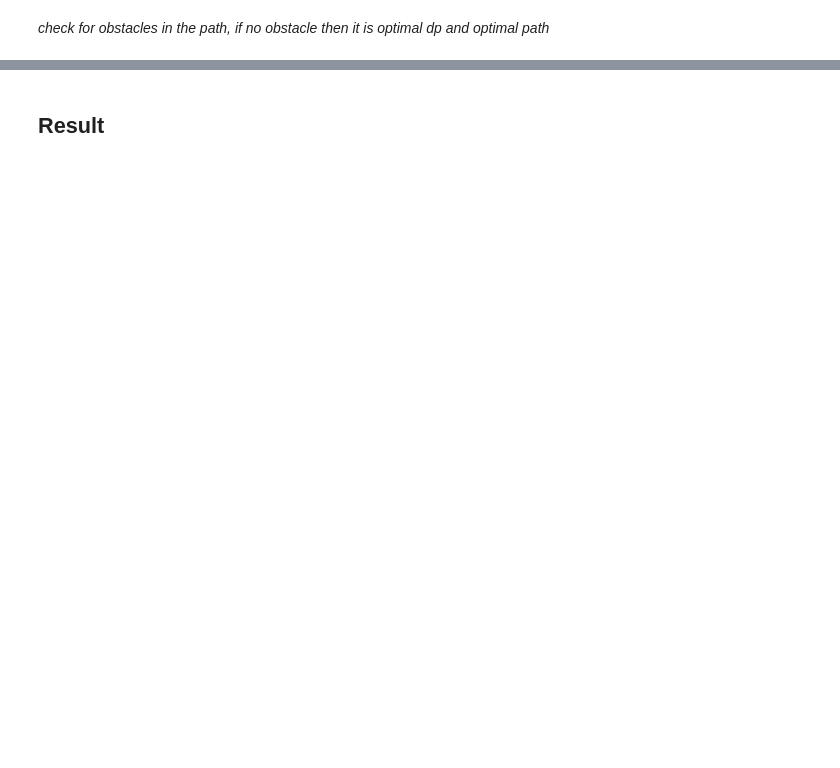
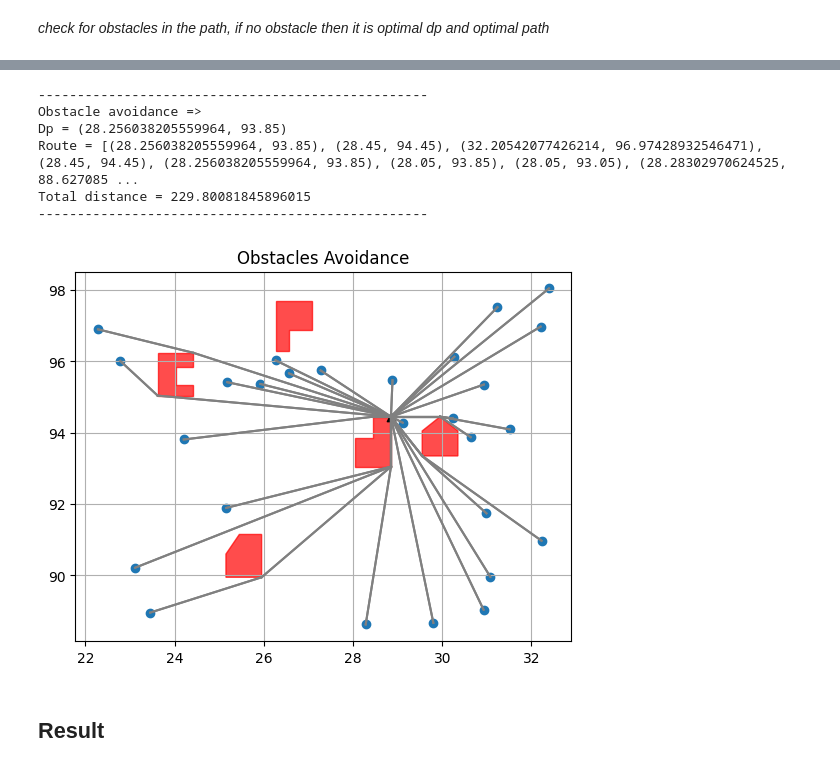
Before and after one commit to CR-Samrat/drone-based-delivary, a Jupyter notebook: euclidean_with_obstacles.ipynb, the cells around one changed output, grey strips where cells are left out. Saved outputs shown, nothing was run; the diff lists cells and outputs as text; code cells hidden in the pictures; blank space fills up the shorter version.

```diff
--- a/euclidean_with_obstacles.ipynb
+++ b/euclidean_with_obstacles.ipynb
@@ -567,3 +508,37 @@ Optimal route : [(28.05, 93.59799888163948), (26.85825604776724, 96.374453857711
+# %%
+optimal_dp = None
+optimal_route = None
+min_distance = float('inf')
+
+for dp in initial_dp:
+    new_route, msg = a_star_algo(delivary_loc, dp, obstacles)
+    if msg == "pass":
+        new_dist = total_dist(new_route)
+    else:
+        new_dist = float('inf')
+        new_route = initial_route.copy()
+
+    if new_dist < min_distance:
+        min_distance = new_dist
+        optimal_dp = dp
+        optimal_route = new_route
+
+print("-"*50)
+print("Obstacle avoidance =>")
+print("Dp =",dp)
+print("Route =",new_route)
+print("Total distance =",new_dist)
+print("-"*50)
+
+plot_initial_route(optimal_dp,delivary_loc, obstacles, optimal_route, "Obstacles Avoidance")
+# %% [output]
+--------------------------------------------------
+Obstacle avoidance =>
+Dp = (28.256038205559964, 93.85)
+Route = [(28.256038205559964, 93.85), (28.45, 94.45), (32.20542077426214, 96.97428932546471), (28.45, 94.45), (28.256038205559964, 93.85), (28.05, 93.85), (28.05, 93.05), (28.28302970624525, 88.627085 ...
+Total distance = 229.80081845896015
+--------------------------------------------------
+[figure, added]
 # %% [markdown]
 ## Result
 # %%
```
Also changed, not shown: parts of 28 cells of this notebook, 1 other file.
